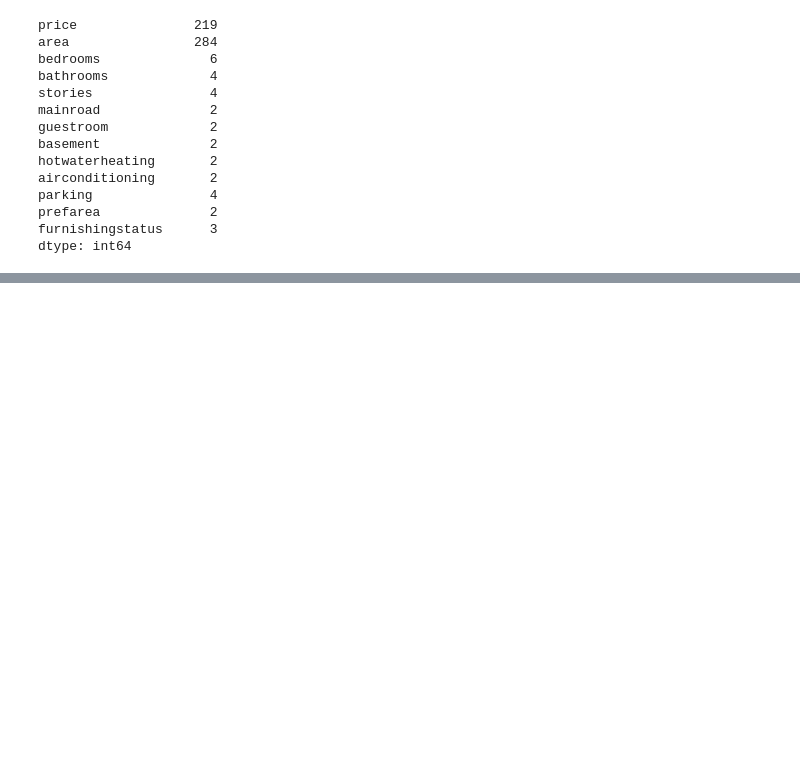
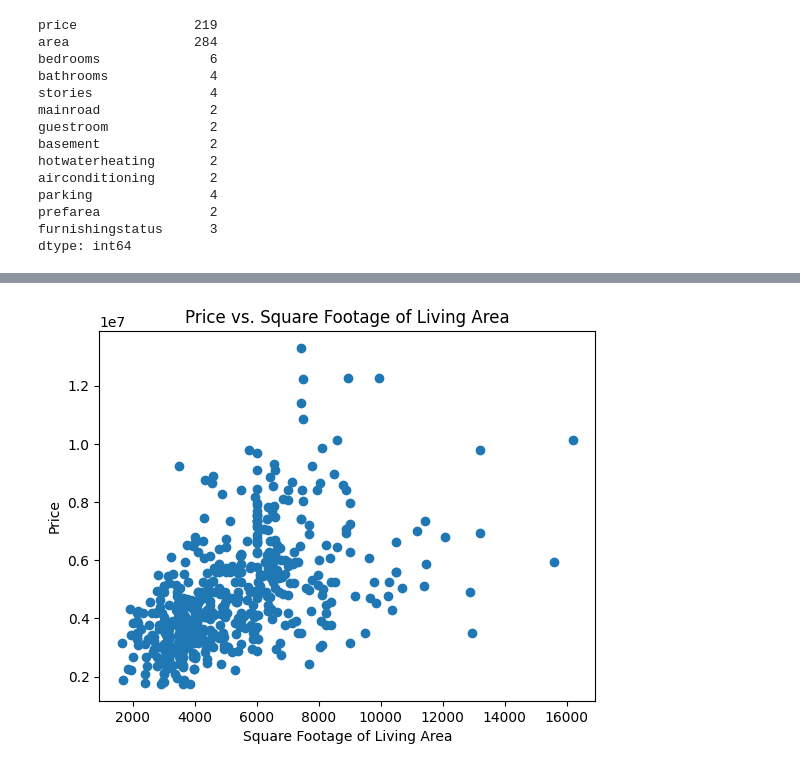
Before and after one commit to JherrerasPY/Project-001_House-Price-Prediction_Easy, a Jupyter notebook: house-price.ipynb, the cells around one changed output, grey strips where cells are left out. Cells and saved outputs as stored; diff of their text form; code cells hidden in the pictures; blank space fills up the shorter version.

```diff
--- a/house-price.ipynb
+++ b/house-price.ipynb
@@ -130,0 +197,8 @@ dtype: int64
+# %%
+plt.scatter(df['area'], df['price'])
+plt.xlabel('Square Footage of Living Area')
+plt.ylabel('Price')
+plt.title('Price vs. Square Footage of Living Area')
+plt.show()
+# %% [output]
+[figure, added]
```
Also changed, not shown: parts of 9 cells of this notebook.
